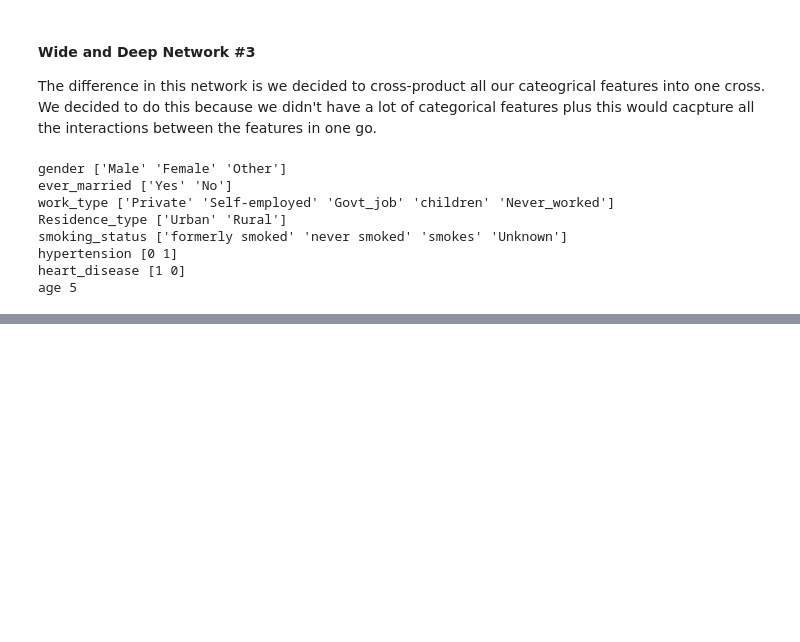
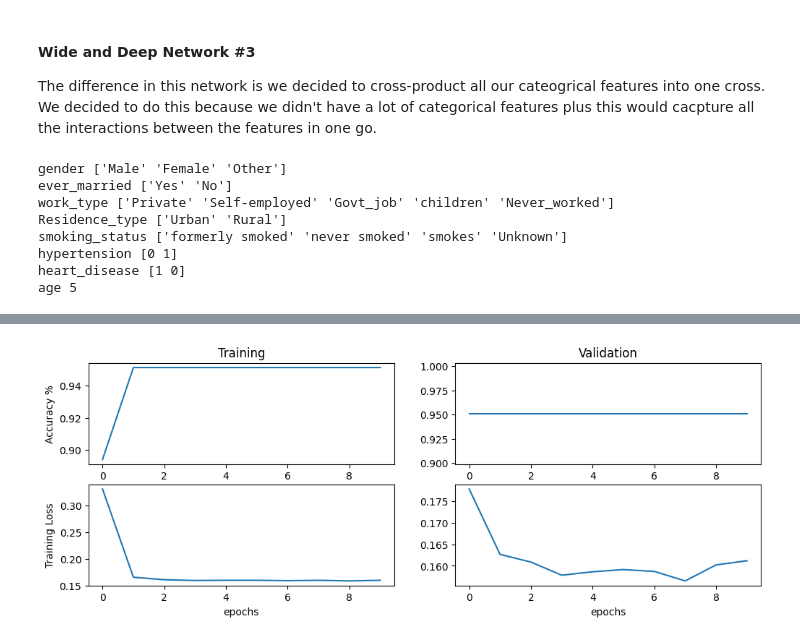
Before and after one commit to wyattsaltzman/ML-F23-Lab5, a Jupyter notebook: lab5.ipynb, the cells around one changed output, grey strips where cells are left out. Saved outputs shown, nothing was run; the diff lists cells and outputs as text; code cells hidden in the pictures; blank space fills up the shorter version.

```diff
--- a/lab5.ipynb
+++ b/lab5.ipynb
@@ -634,11 +630,11 @@ preprocessed_ds_test = preprocessed_ds_test.prefetch(tf.data.AUTOTUNE)
 # %%
-dict_inputs = feature_space.get_inputs() # need to use unprocessed features here, to gain access to each output
-encoded_features = feature_space.get_encoded_features() # these features have been encoded
+dict_inputs = feature_space_2.get_inputs() # need to use unprocessed features here, to gain access to each output
+encoded_features = feature_space_2.get_encoded_features() # these features have been encoded
 
 crossed_outputs = []
 
 # for each crossed variable, make an embedding
-for col in feature_space.crossers.keys():
+for col in feature_space_2.crossers.keys():
 
     x = setup_embedding_from_encoding(encoded_features, col)
 
@@ -671,13 +667,13 @@ deep_branch = Dense(16, activation='relu', name='deep_3')(deep_branch)
 final_branch = Concatenate(name='conact_deep_wide')([wide_branch, deep_branch])
 final_branch = Dense(1, activation='sigmoid', name='final')(final_branch)
 
-training_model = Model(inputs=encoded_features, outputs=final_branch)
-training_model.compile(optimizer='adam', loss='binary_crossentropy', metrics=['accuracy'])
+training_model_network3 = Model(inputs=encoded_features, outputs=final_branch)
+training_model_network3.compile(optimizer='adam', loss='binary_crossentropy', metrics=['accuracy'])
 
-training_model.summary()
+training_model_network3.summary()
 
 plot_model(
-    training_model, show_shapes=True, show_layer_names=True, to_file='model.png',
+    training_model_network3, show_shapes=True, show_layer_names=True, to_file='model.png',
     rankdir='LR', expand_nested=False, dpi=96
 )
 # %% [output]
@@ -699,3 +695,5 @@ Trainable params: 3724 (14.55 KB)
 Non-trainable params: 0 (0.00 Byte)
 __________________________________________________________________________________________________
 [figure]
+# %%
+network3_history = training_model_network3.fit(preprocessed_ds_train_2, epochs=10, validation_data=preprocessed_ds_test_2, verbose=2)
@@ -701,0 +723,24 @@ ________________________________________________________________________________
+# %%
+# Plot the training and validation accuracy and loss at each epoch
+
+plt.figure(figsize=(12, 4))
+plt.subplot(2, 2, 1)
+plt.plot(network3_history.history['accuracy'])
+
+plt.ylabel('Accuracy %')
+plt.title('Training')
+plt.subplot(2, 2, 2)
+plt.plot(network3_history.history['val_accuracy'])
+plt.title('Validation')
+
+plt.subplot(2, 2, 3)
+plt.plot(network3_history.history['loss'])
+plt.ylabel('Training Loss')
+plt.xlabel('epochs')
+
+plt.subplot(2, 2, 4)
+plt.plot(network3_history.history['val_loss'])
+plt.xlabel('epochs')
+plt.show()
+# %% [output]
+[figure, added]
```
Also changed, not shown: parts of 30 cells of this notebook, 1 other file.
